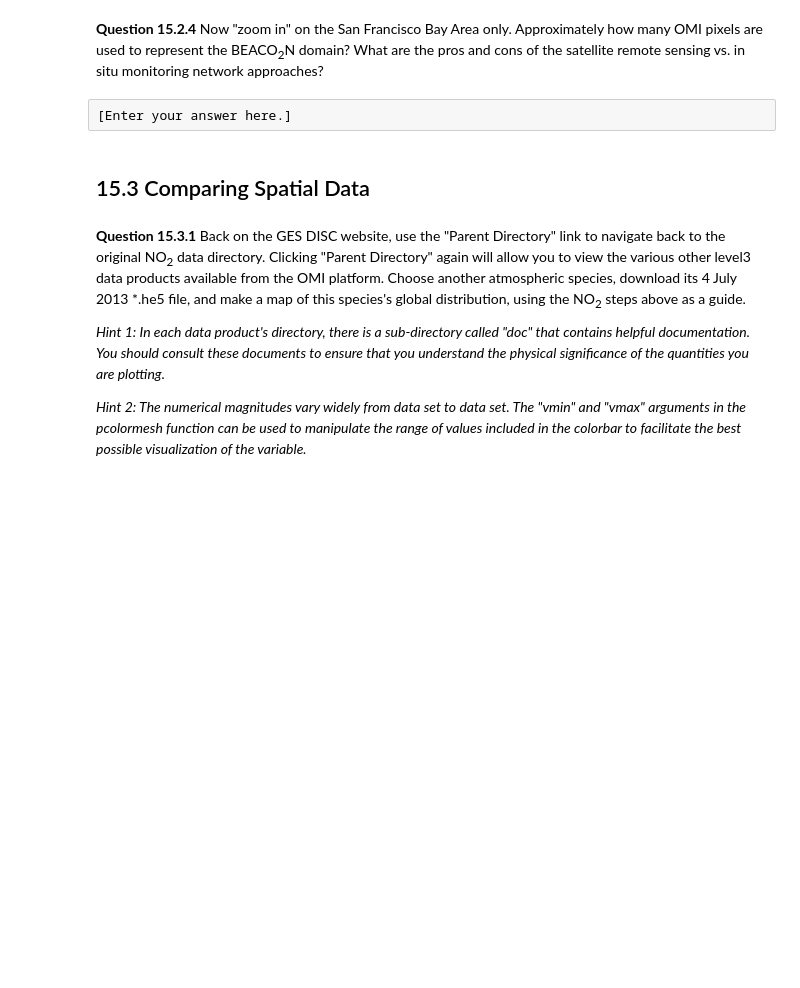
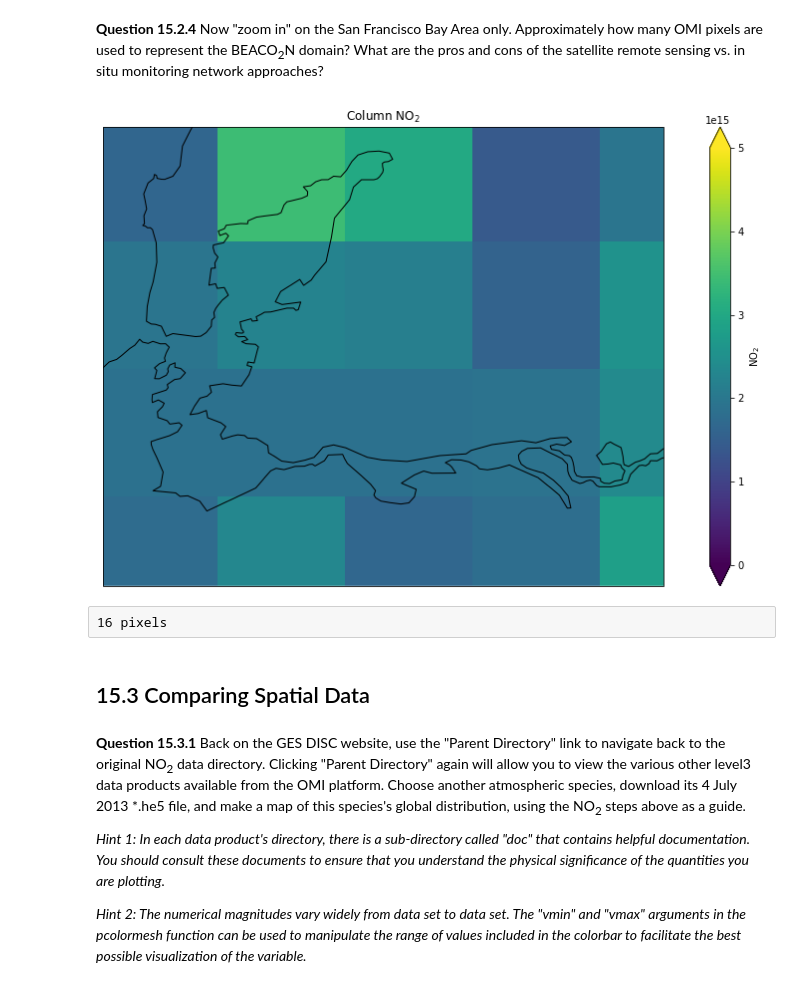
Before and after one commit to qdzhu/ACES, a Jupyter notebook: 15_Satellites_II_studentversion.ipynb, the cells around one changed output. Saved outputs shown, nothing was run; the diff lists cells and outputs as text; code cells hidden in the pictures; blank space fills up the shorter version.

```diff
--- a/15_Satellites_II_studentversion.ipynb
+++ b/15_Satellites_II_studentversion.ipynb
@@ -119,5 +150,30 @@ plt.show()
-# %% [raw]
-[Enter your answer here.]
+# %%
+# create the figure
+fig = plt.figure()
+
+# define the map bounds
+ax = fig.add_axes([0.1,0.1,0.8,0.8], projection=ccrs.PlateCarree())
+
+# add the data and color range
+h = ax.pcolormesh(lon, lat, NO2_trop, vmin=0, vmax=5e15)
+plt.colorbar(h, label='NO$_2$', extend='both')
+
+# show the coastlines layer
+ax.coastlines()
+fig.set_size_inches(16,8)
+
+ax.set_xlim(-122.6,-121.5)
+ax.set_ylim(38.3, 37.4)
+
+# add a title
+ax.set_title('Column NO$_2$')
+
+# show the chart
+plt.show()
+# %% [output]
+[figure, added]
+# %% [raw]
+16 pixels
 # %% [markdown]
 ## 15.3 Comparing Spatial Data
 # %% [markdown]
```
Also changed, not shown: parts of 23 cells of this notebook.
